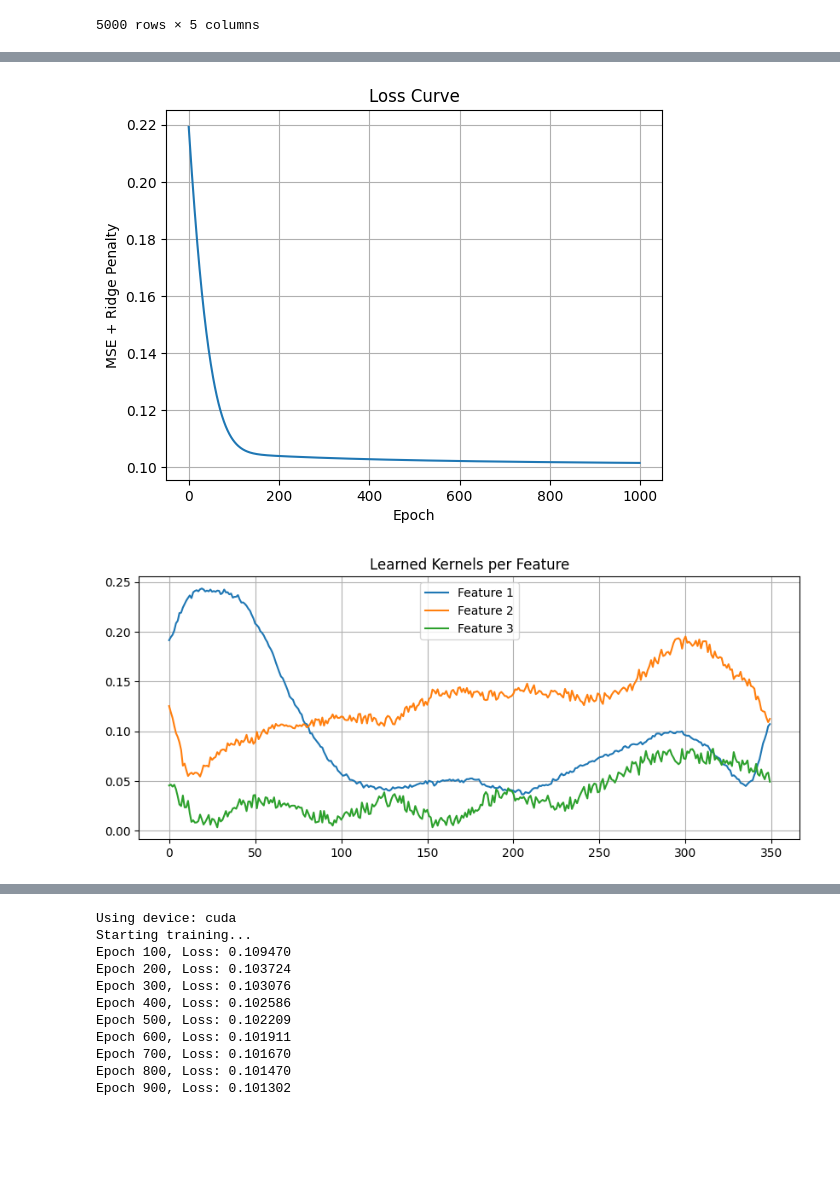
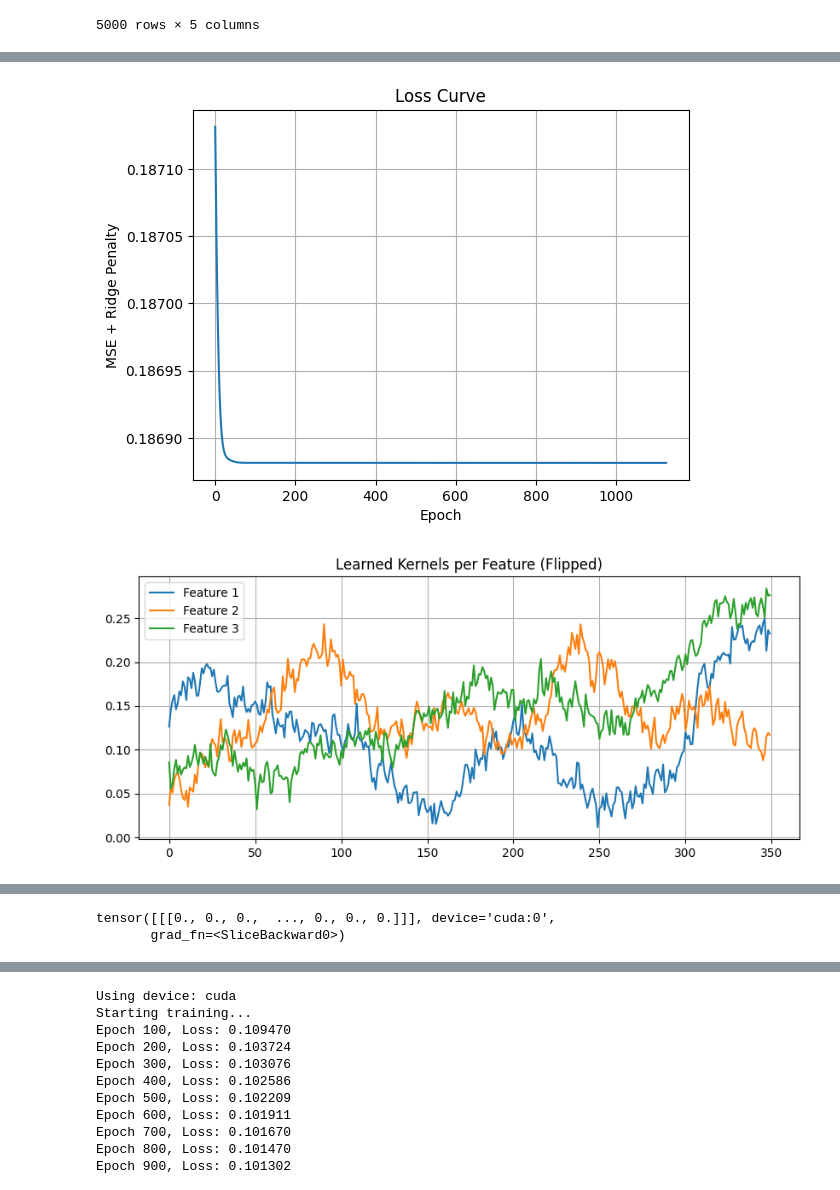
Before and after one commit to incubodac/PyDeconv, a Jupyter notebook: torch_notebook_v4.ipynb, the cells around one changed output, grey strips where cells are left out. Cells and saved outputs as stored; diff of their text form; code cells hidden in the pictures; blank space fills up the shorter version.

```diff
--- a/torch_notebook_v4.ipynb
+++ b/torch_notebook_v4.ipynb
@@ -829,7 +811,7 @@ rect = np.zeros(100)
 rect[40:60] = 1
 
 # Triangular pulse (target kernel)
-tri = np.concatenate([np.linspace(0, 1, 10), np.linspace(1, 0, 10)])
+tri = np.concatenate([np.linspace(0, 1, 5), np.linspace(1, -1, 10), np.linspace(-1, 0, 5)])
 
 # Compute the target output using numpy's full convolution
 target_output = convolve(rect, tri, mode='full')
@@ -873,8 +855,10 @@ plt.show()
 
 # ----- Plot learned vs true kernel -----
 learned_kernel = model.conv.weight.detach().squeeze().numpy()
+# Flip the learned kernel to compare with the true convolution kernel
+learned_kernel_flipped = learned_kernel[::-1]
 
-plt.plot(learned_kernel, label="Learned Kernel")
+plt.plot(learned_kernel_flipped, label="Learned Kernel (flipped)")
 plt.plot(tri, label="Target Kernel", linestyle="dashed")
 plt.title("Learned vs Target Kernel")
 plt.legend()
@@ -914,24 +898,23 @@ def _delays(start, stop, sfreq):
     return np.arange(start, stop, 1/sfreq)
 
 # ---- Example Setup ----
-# Replace this with your actual data and design matrix
 n_times = raw.n_times
 y = raw.get_data()[0]  # Using one EEG channel for now
 
 # Create mock feature vectors
-feature_vec1 = np.roll(create_feature_vector(evts, 'type', 0, n_times), -len(_delays(-.2, 0, 500)))
-feature_vec2 = np.roll(create_feature_vector(evts, 'type', 1, n_times), -len(_delays(-.2, 0, 500)))
-feature_vec3 = np.roll(create_feature_vector(evts, 'effect', True, n_times), -len(_delays(-.2, 0, 500)))
-
+delay_offset = len(_delays(-.2, 0, 500))
+feature_vec1 = np.roll(create_feature_vector(evts, 'type', 0, n_times), -delay_offset)
+feature_vec2 = np.roll(create_feature_vector(evts, 'type', 1, n_times), -delay_offset)
+feature_vec3 = np.roll(create_feature_vector(evts, 'effect', True, n_times), -delay_offset)
 
 X = np.stack([feature_vec1, feature_vec2, feature_vec3], axis=0)  # shape: (3, n_times)
 
 # ---- Parameters ----
-kernel_size = len(_delays(-.2, .5, 500))  # Choose based on desired kernel window
+kernel_size = len(_delays(-.2, .5, 500))
 pad = kernel_size - 1
-num_epochs = 1000
-learning_rate = 0.001
-alpha = 50.0  # Ridge regularization strength
+num_epochs = 3000
+learning_rate = 0.01
+alpha = 5  # Ridge regularization strength
 n_samples = n_times
 
 # ---- Device Setup ----
@@ -947,19 +930,25 @@ target_tensor = torch.tensor(y, dtype=torch.float32).unsqueeze(0).unsqueeze(0).t
 class MultiFeatureConvModel(nn.Module):
     def __init__(self, in_channels, kernel_size):
         super().__init__()
-        self.conv = nn.Conv1d(in_channels, 1, kernel_size, bias=False)
+        self.kernel_size = kernel_size
+        self.in_channels = in_channels
+        self.raw_weight = nn.Parameter(torch.empty(1, in_channels, kernel_size))
+        nn.init.normal_(self.raw_weight, mean=0.0, std=0.05)
 
     def forward(self, x):
-        return self.conv(x)
+        # Flip the kernel to do proper convolution
+        flipped_weight = torch.flip(self.raw_weight, dims=[-1])
+        return nn.functional.conv1d(x, flipped_weight, bias=None)
 
 model = MultiFeatureConvModel(in_channels=3, kernel_size=kernel_size).to(device)
+
 optimizer = optim.Adam(model.parameters(), lr=learning_rate)
 criterion = nn.MSELoss()
 
 # ---- Training Loop with Ridge Regularization ----
 loss_history = []
 best_loss = float('inf')
-patience, patience_counter = 10, 0
+patience, patience_counter = 1000, 0
 
 print("Starting training...")
 start_time = time.time()
@@ -968,10 +957,10 @@ for epoch in range(num_epochs):
     model.train()
     optimizer.zero_grad()
     output = model(X_padded)
-    output_cropped = output[..., pad:pad+n_times]  # crop to match target
+    output_cropped = output[..., pad:pad+n_times]
 
     mse_loss = criterion(output_cropped, target_tensor)
-    ridge_penalty = (alpha / n_samples) * torch.sum(model.conv.weight ** 2)
+    ridge_penalty = (alpha / n_samples) * torch.sum(model.raw_weight ** 2)
     loss = mse_loss + ridge_penalty
 
     loss.backward()
@@ -994,6 +983,11 @@ for epoch in range(num_epochs):
 
 print(f"Training completed in {time.time() - start_time:.2f} seconds")
 
+
+with torch.no_grad():
+    learned_kernels = model.raw_weight.squeeze().cpu().numpy()
+    flipped_kernels = learned_kernels[:, ::-1]  # Flip for visualization to match signal processing style
+
 # ---- Plot Loss Curve ----
 plt.plot(loss_history)
 plt.title("Loss Curve")
@@ -1002,12 +996,13 @@ plt.ylabel("MSE + Ridge Penalty")
 plt.grid(True)
 plt.show()
 
-# ---- Plot Learned Kernels ----
-learned_kernels = model.conv.weight.detach().cpu().squeeze().numpy()  # shape: (3, kernel_size)
+# ---- Plot Learned Kernels  ----
+
+
 plt.figure(figsize=(10, 4))
 for i in range(3):
-    plt.plot(learned_kernels[i], label=f"Feature {i+1}")
-plt.title("Learned Kernels per Feature")
+    plt.plot(flipped_kernels[i], label=f"Feature {i+1}")
+plt.title("Learned Kernels per Feature (Flipped)")
 plt.legend()
 plt.grid(True)
 plt.show()
@@ -1040,2 +1037,2 @@ Training completed in 33.54 seconds
-[figure, old version]
+[figure, new version]
-[figure, old version]
+[figure, new version]
@@ -1042,0 +1040,5 @@ Training completed in 33.54 seconds
+# %%
+output_cropped
+# %% [output]
+tensor([[[0., 0., 0.,  ..., 0., 0., 0.]]], device='cuda:0',
+       grad_fn=<SliceBackward0>)
```
Also changed, not shown: parts of 8 cells of this notebook.
